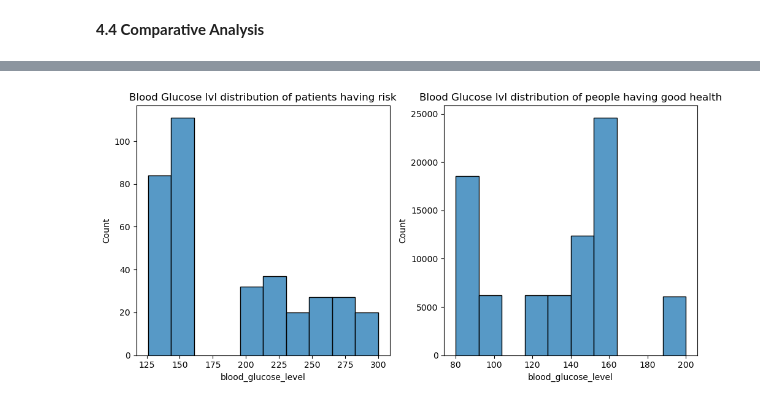
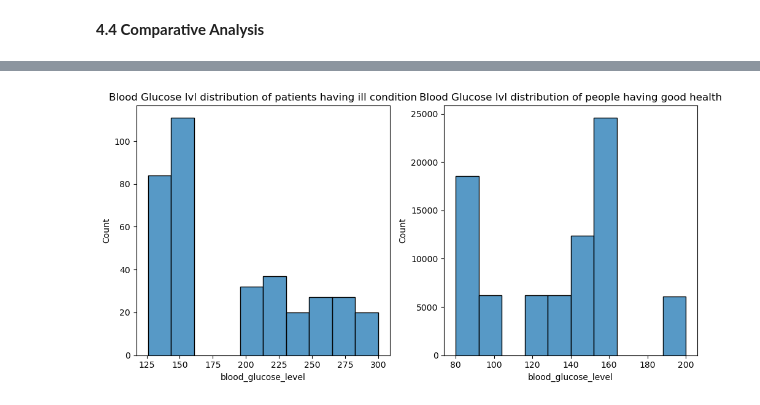
Before and after one commit to iktiyar/Practice-Project, a Jupyter notebook: Diabetes Prediction.ipynb, the cells around one changed output, grey strips where cells are left out. Saved outputs shown, nothing was run; the diff lists cells and outputs as text; code cells hidden in the pictures.

```diff
--- a/Diabetes Prediction.ipynb
+++ b/Diabetes Prediction.ipynb
@@ -242,9 +242,9 @@ plt.show()
 # %% [markdown]
 **4.2 Diabetic Patients having 'hypertension' and 'heart_disease'.**
 # %%
-# patients are in risk
-df_risk = df[(df['hypertension']==1) & (df['heart_disease']==1) & (df['diabetes']==1)]
-df_risk
+# patients having health problem
+df_patient = df[(df['hypertension']==1) & (df['heart_disease']==1) & (df['diabetes']==1)]
+df_patient
 # %% [output]
 |  | gender | age | hypertension | heart_disease | smoking_history | bmi | HbA1c_level | ... |
 | 242 | Male | 57.0 | 1 | 1 | not current | 27.77 | 6.6 | ... |
@@ -355,10 +356,10 @@ plt.tight_layout()
 # %%
 # distribution of blood_glucose_level
 fig, ax = plt.subplots(1,2,figsize=(10,5))
-sns.histplot(df_risk['blood_glucose_level'],ax=ax[0])
+sns.histplot(df_patient['blood_glucose_level'],ax=ax[0])
 sns.histplot(df_good['blood_glucose_level'],ax=ax[1],bins=10)
-ax[0].set_title('Blood Glucose lvl distribution of patients having risk')
+ax[0].set_title('Blood Glucose lvl distribution of patients having ill condition')
 ax[1].set_title('Blood Glucose lvl distribution of people having good health')
 plt.tight_layout()
 # %% [output]
-[figure, old version]
+[figure, new version]
```
Also changed, not shown: parts of 8 cells of this notebook.
